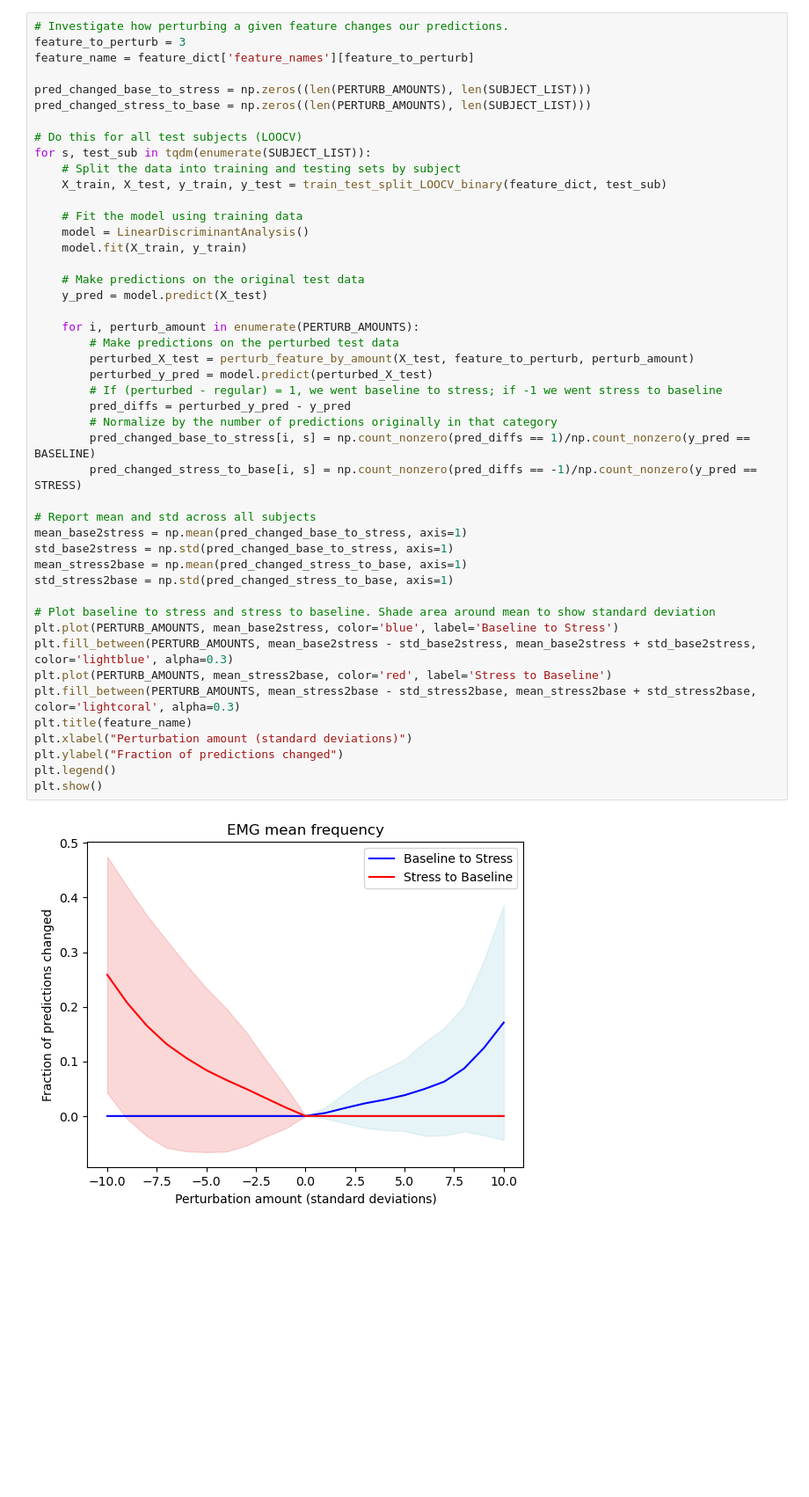
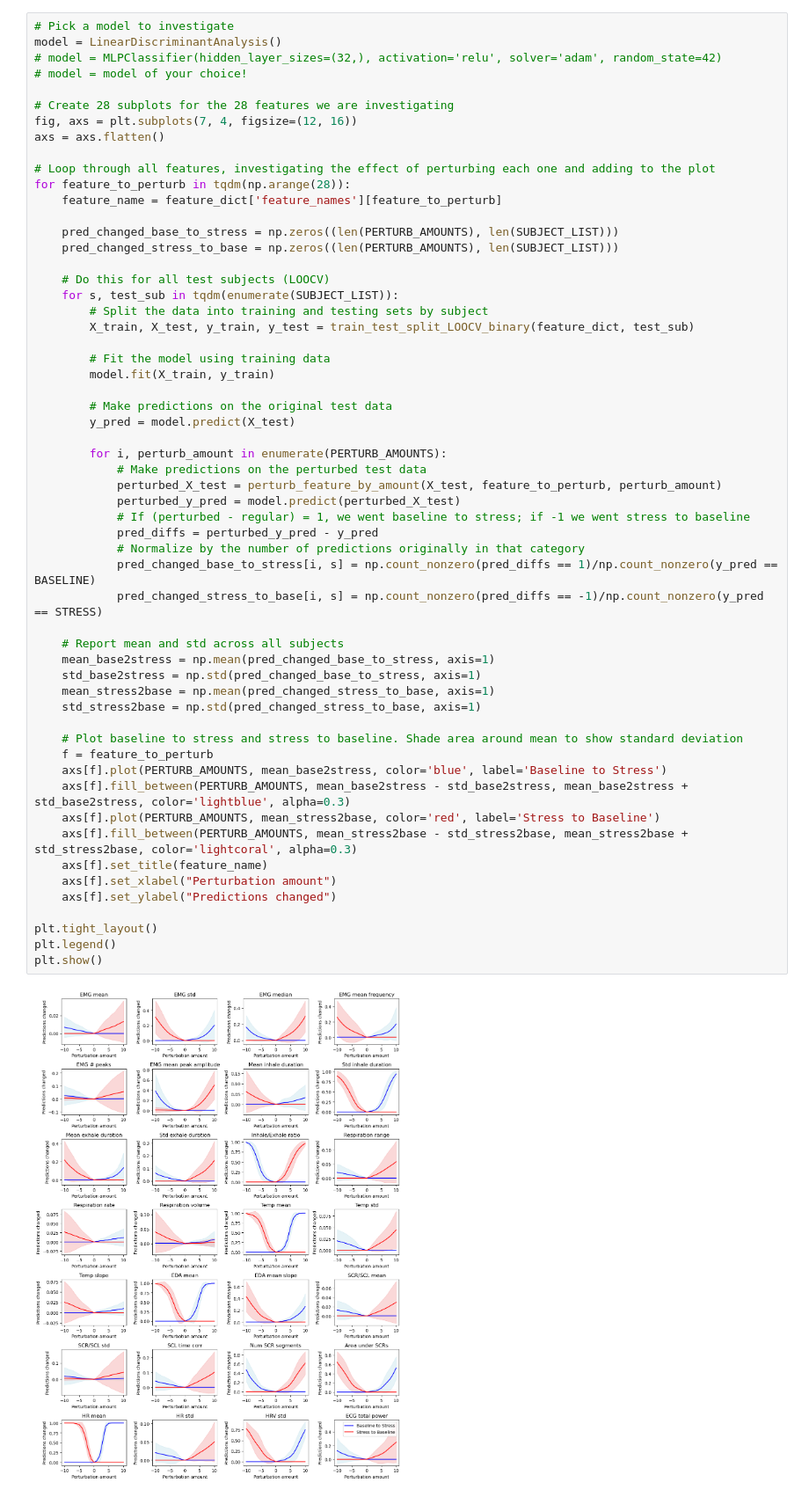
Before and after one commit to calderast/Categorical-perturbation-analysis, a Jupyter notebook: Categorical-perturbation-analysis.ipynb, the cells around one changed output. Shown at 88% size. Cells and saved outputs as stored; diff of their text form; blank space fills up the shorter version.

```diff
--- a/Categorical-perturbation-analysis.ipynb
+++ b/Categorical-perturbation-analysis.ipynb
@@ -88,48 +105,59 @@ feature_dict = remove_features(feature_dict, features_to_remove_1)
 # %%
-# Investigate how perturbing a given feature changes our predictions.
-feature_to_perturb = 3
-feature_name = feature_dict['feature_names'][feature_to_perturb]
+# Pick a model to investigate
+model = LinearDiscriminantAnalysis()
+# model = MLPClassifier(hidden_layer_sizes=(32,), activation='relu', solver='adam', random_state=42)
+# model = model of your choice!
 
-pred_changed_base_to_stress = np.zeros((len(PERTURB_AMOUNTS), len(SUBJECT_LIST)))
-pred_changed_stress_to_base = np.zeros((len(PERTURB_AMOUNTS), len(SUBJECT_LIST)))
+# Create 28 subplots for the 28 features we are investigating
+fig, axs = plt.subplots(7, 4, figsize=(12, 16))
+axs = axs.flatten()
 
-# Do this for all test subjects (LOOCV)
-for s, test_sub in tqdm(enumerate(SUBJECT_LIST)):
-    # Split the data into training and testing sets by subject
-    X_train, X_test, y_train, y_test = train_test_split_LOOCV_binary(feature_dict, test_sub)
+# Loop through all features, investigating the effect of perturbing each one and adding to the plot
+for feature_to_perturb in tqdm(np.arange(28)):
+    feature_name = feature_dict['feature_names'][feature_to_perturb]
 
-    # Fit the model using training data
-    model = LinearDiscriminantAnalysis()
-    model.fit(X_train, y_train)
+    pred_changed_base_to_stress = np.zeros((len(PERTURB_AMOUNTS), len(SUBJECT_LIST)))
+    pred_changed_stress_to_base = np.zeros((len(PERTURB_AMOUNTS), len(SUBJECT_LIST)))
 
-    # Make predictions on the original test data
-    y_pred = model.predict(X_test)
+    # Do this for all test subjects (LOOCV)
+    for s, test_sub in tqdm(enumerate(SUBJECT_LIST)):
+        # Split the data into training and testing sets by subject
+        X_train, X_test, y_train, y_test = train_test_split_LOOCV_binary(feature_dict, test_sub)
 
-    for i, perturb_amount in enumerate(PERTURB_AMOUNTS):
-        # Make predictions on the perturbed test data
-        perturbed_X_test = perturb_feature_by_amount(X_test, feature_to_perturb, perturb_amount)
-        perturbed_y_pred = model.predict(perturbed_X_test)
-        # If (perturbed - regular) = 1, we went baseline to stress; if -1 we went stress to baseline
-        pred_diffs = perturbed_y_pred - y_pred
-        # Normalize by the number of predictions originally in that category
-        pred_changed_base_to_stress[i, s] = np.count_nonzero(pred_diffs == 1)/np.count_nonzero(y_pred == BASELINE)
-        pred_changed_stress_to_base[i, s] = np.count_nonzero(pred_diffs == -1)/np.count_nonzero(y_pred == STRESS)
+        # Fit the model using training data
+        model.fit(X_train, y_train)
 
-# Report mean and std across all subjects
-mean_base2stress = np.mean(pred_changed_base_to_stress, axis=1)
-std_base2stress = np.std(pred_changed_base_to_stress, axis=1)
-mean_stress2base = np.mean(pred_changed_stress_to_base, axis=1)
-std_stress2base = np.std(pred_changed_stress_to_base, axis=1)
+        # Make predictions on the original test data
+        y_pred = model.predict(X_test)
 
-# Plot baseline to stress and stress to baseline. Shade area around mean to show standard deviation
-plt.plot(PERTURB_AMOUNTS, mean_base2stress, color='blue', label='Baseline to Stress')
-plt.fill_between(PERTURB_AMOUNTS, mean_base2stress - std_base2stress, mean_base2stress + std_base2stress, color='lightblue', alpha=0.3)
-plt.plot(PERTURB_AMOUNTS, mean_stress2base, color='red', label='Stress to Baseline')
-plt.fill_between(PERTURB_AMOUNTS, mean_stress2base - std_stress2base, mean_stress2base + std_stress2base, color='lightcoral', alpha=0.3)
-plt.title(feature_name)
-plt.xlabel("Perturbation amount (standard deviations)")
-plt.ylabel("Fraction of predictions changed")
+        for i, perturb_amount in enumerate(PERTURB_AMOUNTS):
+            # Make predictions on the perturbed test data
+            perturbed_X_test = perturb_feature_by_amount(X_test, feature_to_perturb, perturb_amount)
+            perturbed_y_pred = model.predict(perturbed_X_test)
+            # If (perturbed - regular) = 1, we went baseline to stress; if -1 we went stress to baseline
+            pred_diffs = perturbed_y_pred - y_pred
+            # Normalize by the number of predictions originally in that category
+            pred_changed_base_to_stress[i, s] = np.count_nonzero(pred_diffs == 1)/np.count_nonzero(y_pred == BASELINE)
+            pred_changed_stress_to_base[i, s] = np.count_nonzero(pred_diffs == -1)/np.count_nonzero(y_pred == STRESS)
+
+    # Report mean and std across all subjects
+    mean_base2stress = np.mean(pred_changed_base_to_stress, axis=1)
+    std_base2stress = np.std(pred_changed_base_to_stress, axis=1)
+    mean_stress2base = np.mean(pred_changed_stress_to_base, axis=1)
+    std_stress2base = np.std(pred_changed_stress_to_base, axis=1)
+
+    # Plot baseline to stress and stress to baseline. Shade area around mean to show standard deviation
+    f = feature_to_perturb
+    axs[f].plot(PERTURB_AMOUNTS, mean_base2stress, color='blue', label='Baseline to Stress')
+    axs[f].fill_between(PERTURB_AMOUNTS, mean_base2stress - std_base2stress, mean_base2stress + std_base2stress, color='lightblue', alpha=0.3)
+    axs[f].plot(PERTURB_AMOUNTS, mean_stress2base, color='red', label='Stress to Baseline')
+    axs[f].fill_between(PERTURB_AMOUNTS, mean_stress2base - std_stress2base, mean_stress2base + std_stress2base, color='lightcoral', alpha=0.3)
+    axs[f].set_title(feature_name)
+    axs[f].set_xlabel("Perturbation amount")
+    axs[f].set_ylabel("Predictions changed")
+
+plt.tight_layout()
 plt.legend()
 plt.show()
 # %% [output]
-[figure, old version]
+[figure, new version]
```
Also changed, not shown: parts of 6 cells of this notebook, 2 other files.
